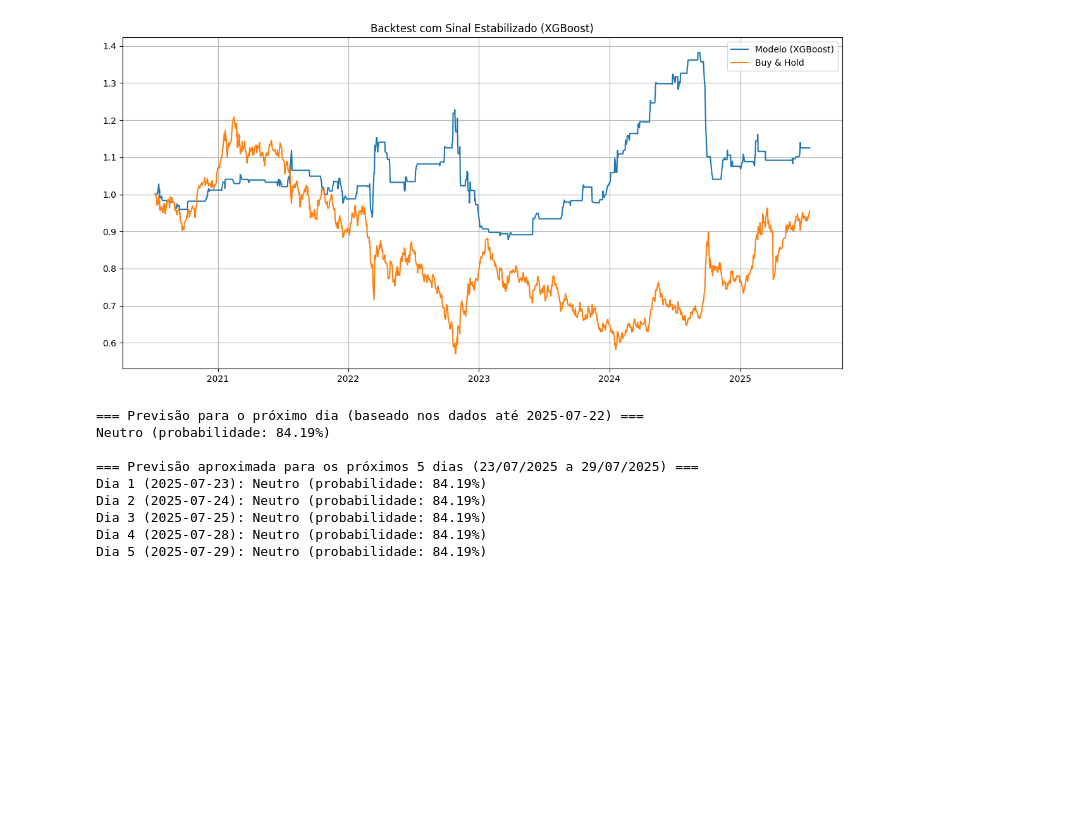
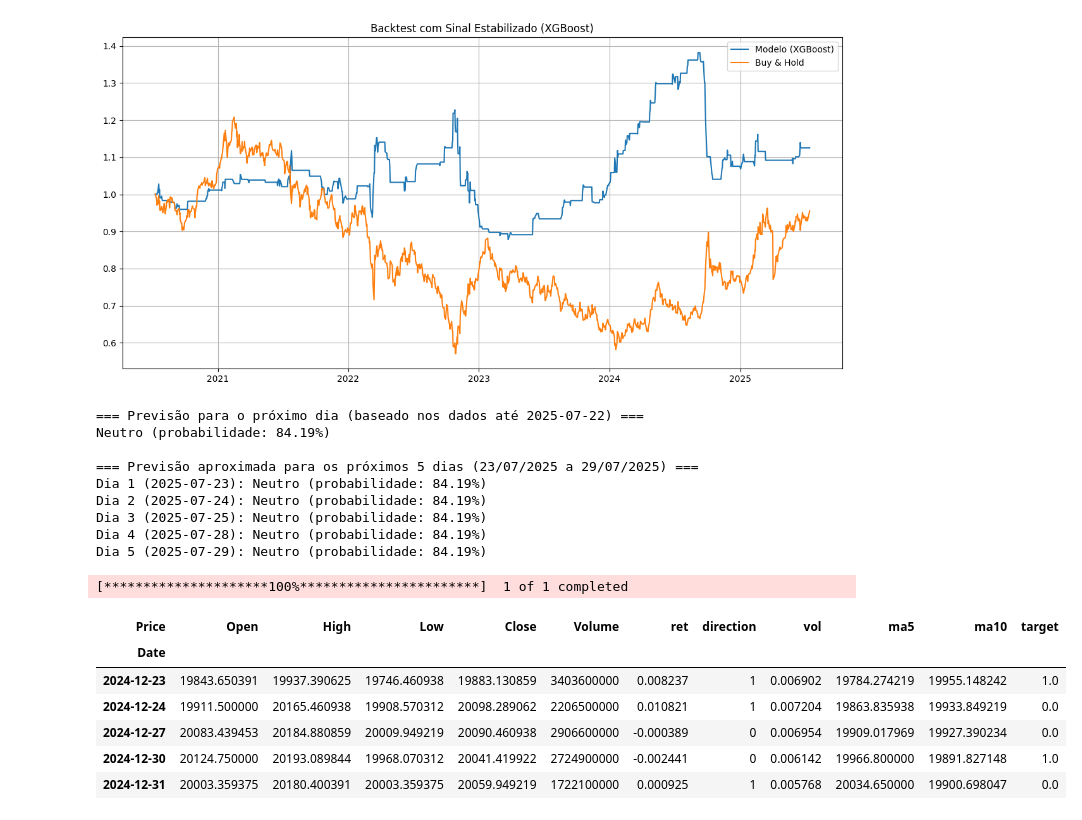
Before and after one commit to leandrocandida/CleanArch, a Jupyter notebook: Untitled11.ipynb, the cells around one changed output. Drawn from its saved outputs; the diff is of its cells as text; code cells hidden in the pictures; blank space fills up the shorter version.

```diff
--- a/Untitled11.ipynb
+++ b/Untitled11.ipynb
@@ -3753,0 +3929,32 @@ for i, date in enumerate(pd.date_range(start=end_date + datetime.timedelta(days=
+# %%
+# ^AXJO AUSTRALIANO
+# XIN9.FGI  FTSE China A50
+ticker = "^HSI"
+data = yf.download(ticker, start="2015-01-01")
+data = data.xs((ticker),level="Ticker",axis=1)
+df = data[['Open', 'High', 'Low', 'Close', 'Volume']].copy()
+
+df['ret'] = df['Close'].pct_change()
+df['direction'] = np.where(df['ret'] > 0, 1, 0)  # 1 = alta, 0 = baixa/neutra
+df['vol'] = df['ret'].rolling(5).std()
+df['ma5'] = df['Close'].rolling(5).mean()
+df['ma10'] = df['Close'].rolling(10).mean()
+df['target'] = df['direction'].shift(-1)
+df.dropna(inplace=True)
+
+features = ['vol', 'ma5', 'ma10']
+# === 4. Limpeza ===
+df.dropna(inplace=True)
+# %% [output]
+[*********************100%***********************]  1 of 1 completed
+# %%
+df_copy = df[df.index < '2025-01-01']
+df_copy.tail()
+# %% [output]
+| Price | Open | High | Low | Close | Volume | ret | direction | vol | ma5 | ma10 | target |
+| Date |  |  |  |  |  |  |  |  |  |  |  |
+| 2024-12-23 | 19843.650391 | 19937.390625 | 19746.460938 | 19883.130859 | 3403600000 | 0.008237 | 1 | 0.006902 | 19784.274219 | 19955.148242 | 1.0 |
+| 2024-12-24 | 19911.500000 | 20165.460938 | 19908.570312 | 20098.289062 | 2206500000 | 0.010821 | 1 | 0.007204 | 19863.835938 | 19933.849219 | 0.0 |
+| 2024-12-27 | 20083.439453 | 20184.880859 | 20009.949219 | 20090.460938 | 2906600000 | -0.000389 | 0 | 0.006954 | 19909.017969 | 19927.390234 | 0.0 |
+| 2024-12-30 | 20124.750000 | 20193.089844 | 19968.070312 | 20041.419922 | 2724900000 | -0.002441 | 0 | 0.006142 | 19966.800000 | 19891.827148 | 1.0 |
+| 2024-12-31 | 20003.359375 | 20180.400391 | 20003.359375 | 20059.949219 | 1722100000 | 0.000925 | 1 | 0.005768 | 20034.650000 | 19900.698047 | 0.0 |
```
Also changed, not shown: parts of 5 cells of this notebook.
